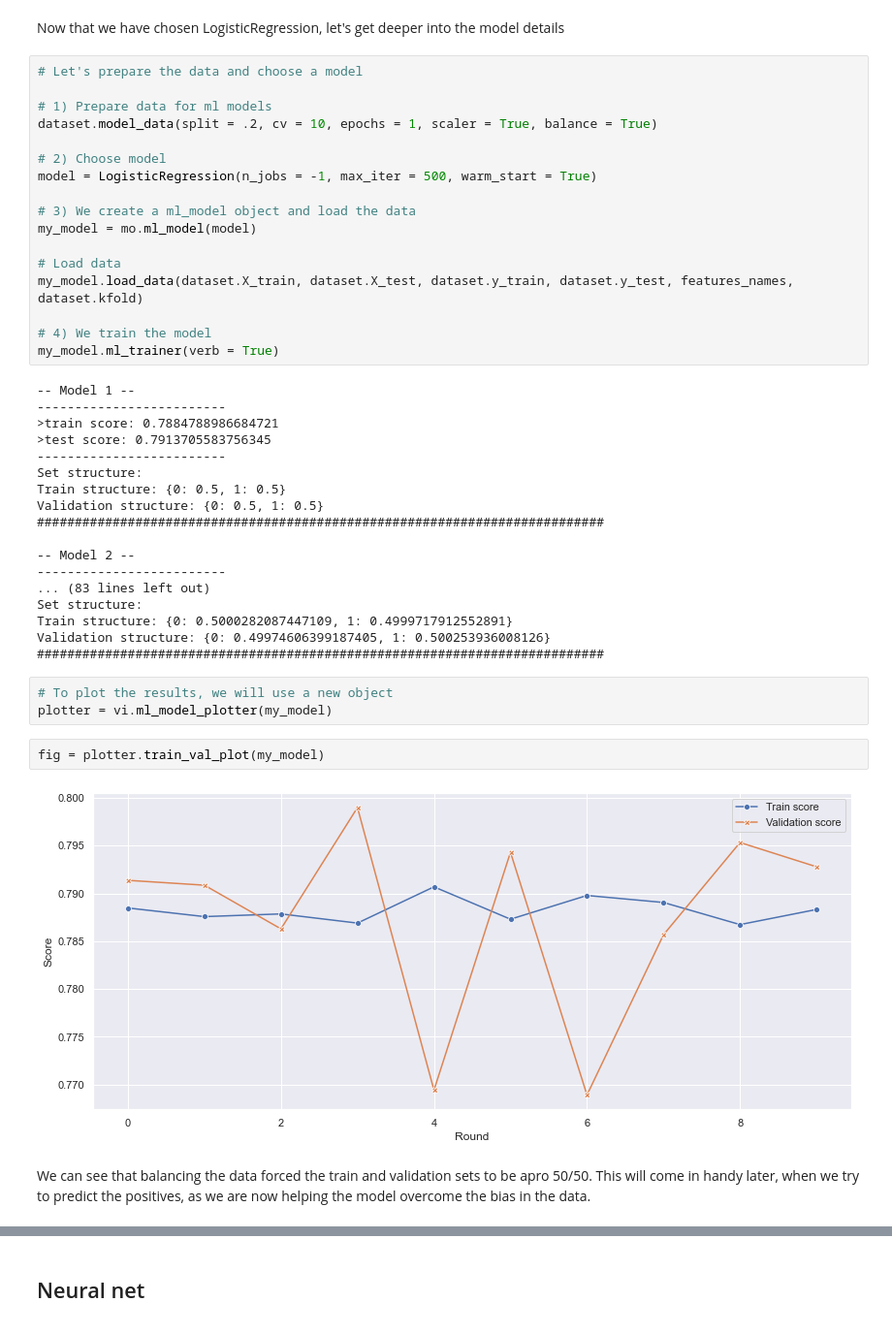
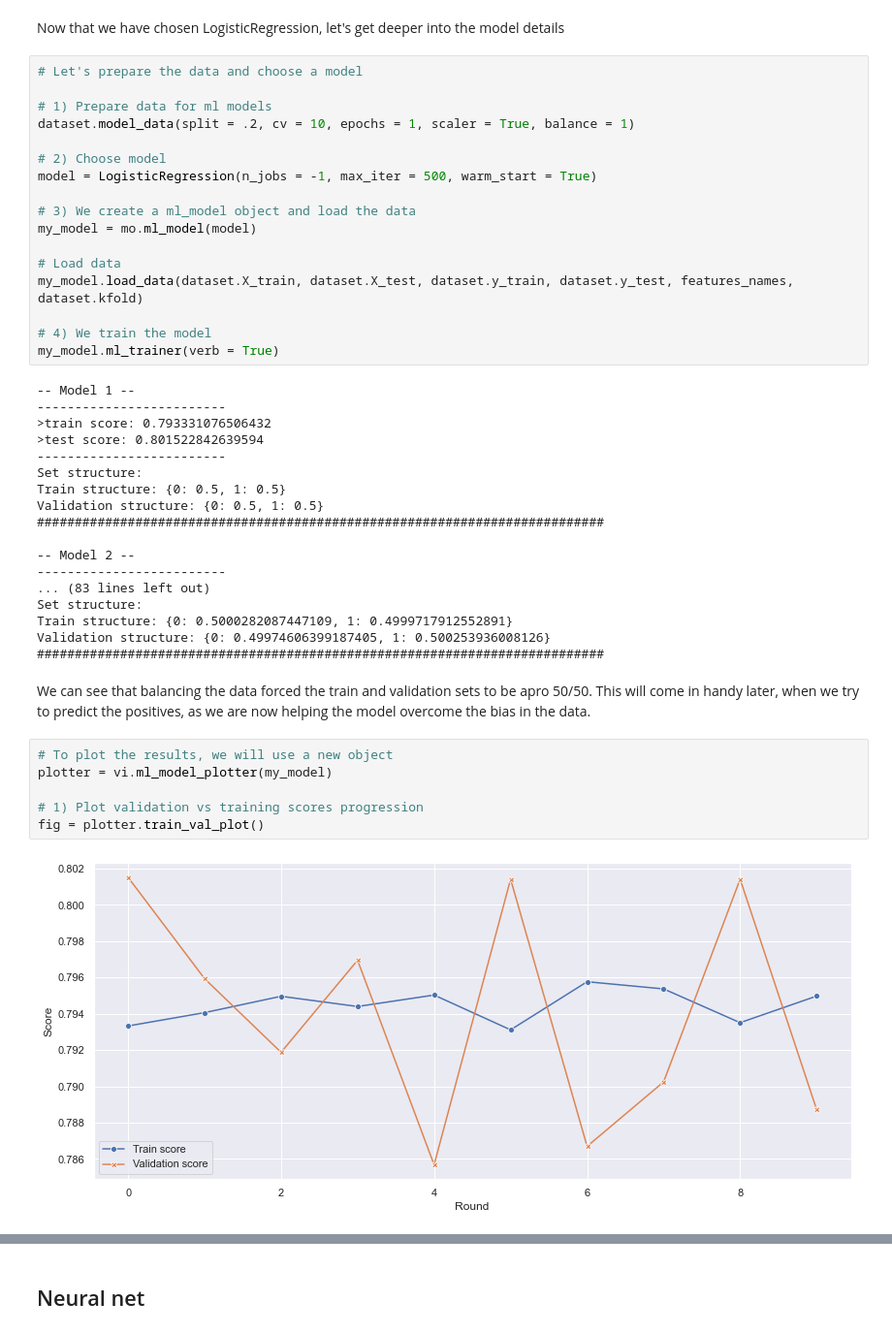
Before and after one commit to Jasc94/thebridge, a Jupyter notebook: 0_Project_ML/src/main.ipynb, the cells around one changed output, grey strips where cells are left out. Shown at 97% size. Drawn from its saved outputs; the diff is of its cells as text.

```diff
--- a/0_Project_ML/src/main.ipynb
+++ b/0_Project_ML/src/main.ipynb
@@ -479,7 +545,7 @@ Now that we have chosen LogisticRegression, let's get deeper into the model deta
 # Let's prepare the data and choose a model
 
 # 1) Prepare data for ml models
-dataset.model_data(split = .2, cv = 10, epochs = 1, scaler = True, balance = True)
+dataset.model_data(split = .2, cv = 10, epochs = 1, scaler = True, balance = 1)
 
 # 2) Choose model
 model = LogisticRegression(n_jobs = -1, max_iter = 500, warm_start = True)
@@ -495,8 +561,8 @@ my_model.ml_trainer(verb = True)
 # %% [output]
 -- Model 1 --
 -------------------------
->train score: 0.7884788986684721
->test score: 0.7913705583756345
+>train score: 0.793331076506432
+>test score: 0.801522842639594
 -------------------------
 Set structure:
 Train structure: {0: 0.5, 1: 0.5}
@@ -510,12 +576,13 @@ Set structure:
 Train structure: {0: 0.5000282087447109, 1: 0.4999717912552891}
 Validation structure: {0: 0.49974606399187405, 1: 0.500253936008126}
 ###########################################################################
-# %%
-# To plot the results, we will use a new object
-plotter = vi.ml_model_plotter(my_model)
-# %%
-fig = plotter.train_val_plot(my_model)
-# %% [output]
-[figure, removed]
 # %% [markdown]
 We can see that balancing the data forced the train and validation sets to be apro 50/50. This will come in handy later, when we try to predict the positives, as we are now helping the model overcome the bias in the data.
+# %%
+# To plot the results, we will use a new object
+plotter = vi.ml_model_plotter(my_model)
+
+# 1) Plot validation vs training scores progression
+fig = plotter.train_val_plot()
+# %% [output]
+[figure, added]
```
Also changed, not shown: parts of 27 cells of this notebook, 26 other files.
